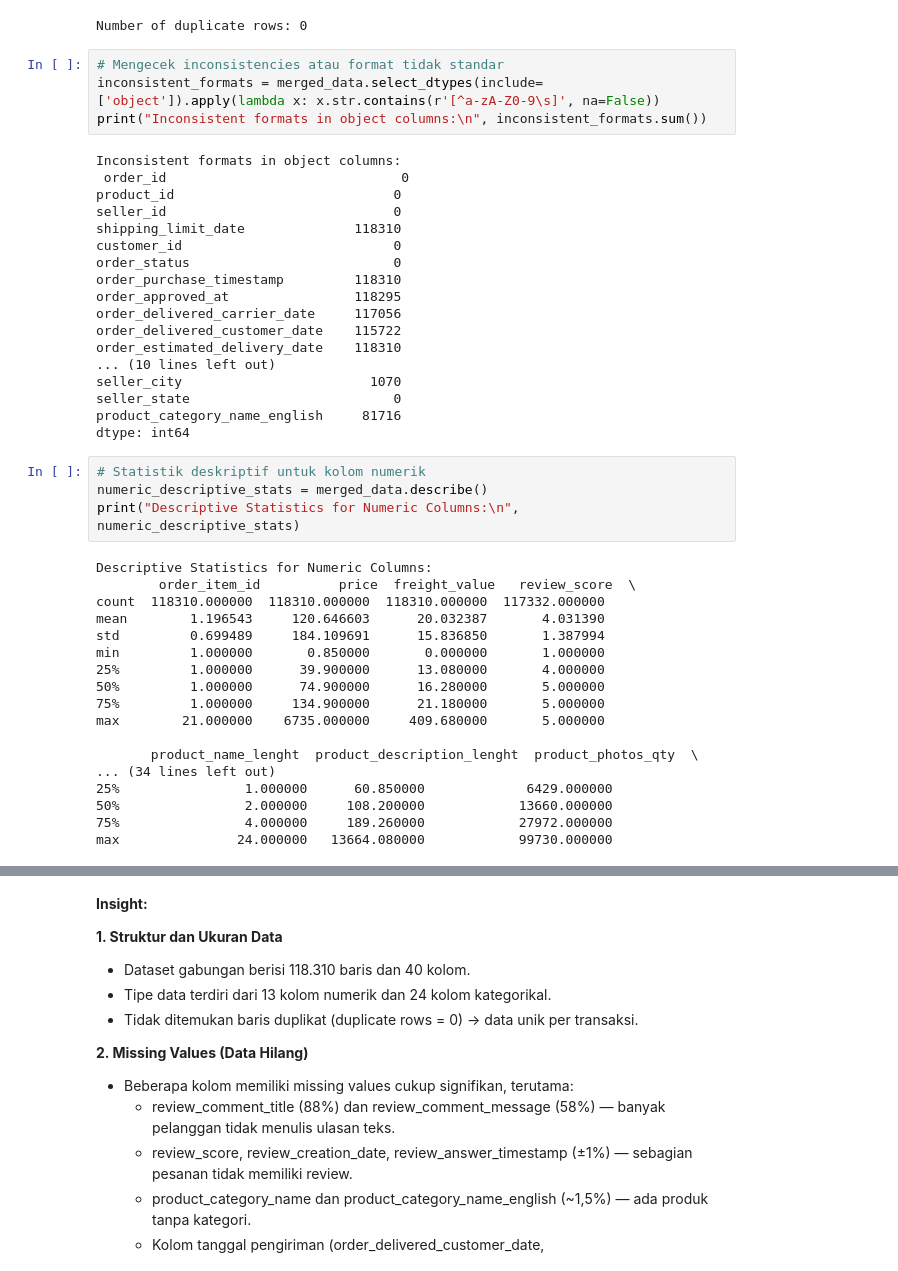
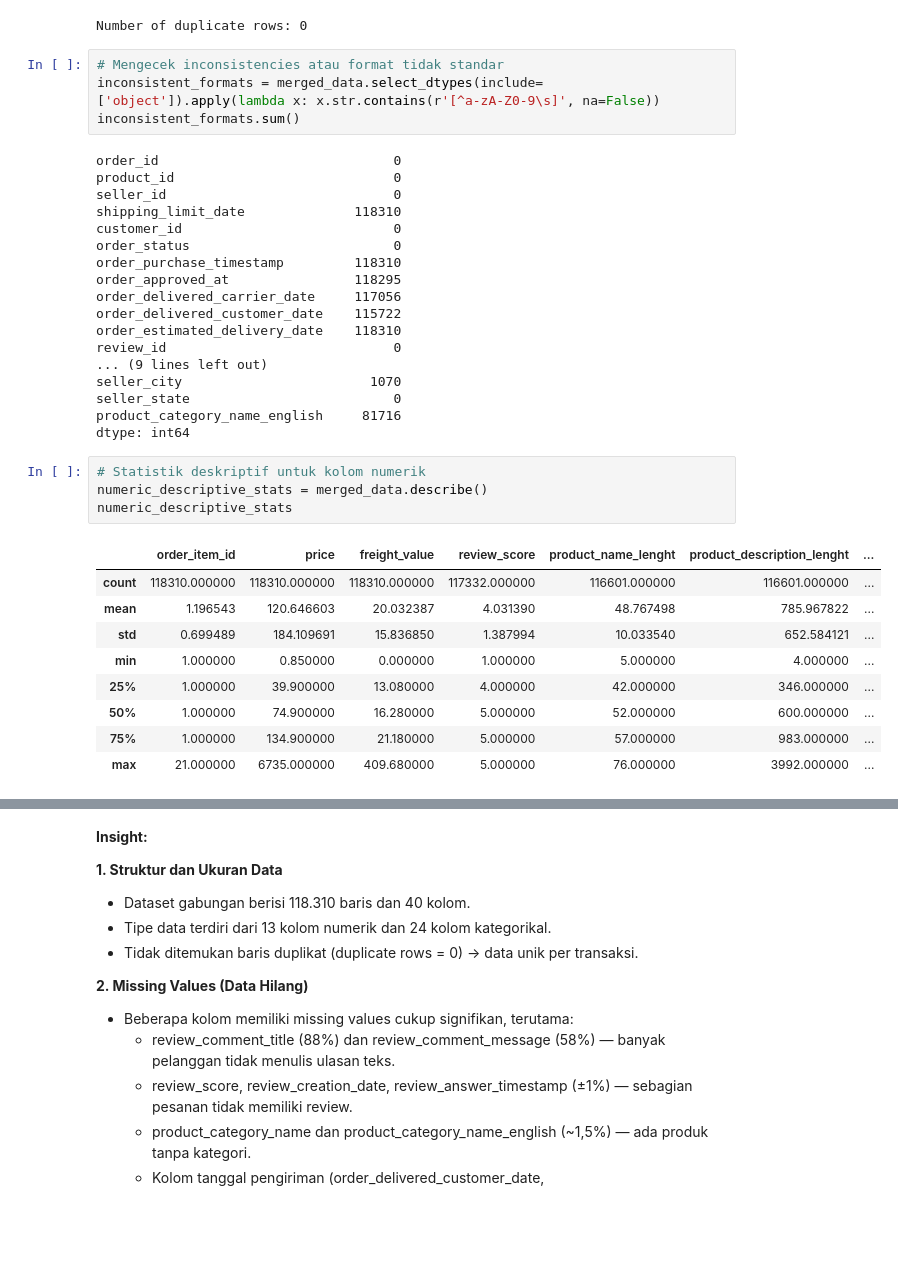
Before and after one commit to fiyandamamuri/e-commerce_public_datasets_analysis, a Jupyter notebook: notebook copy.ipynb, the cells around one changed output, grey strips where cells are left out. Drawn from its saved outputs; the diff is of its cells as text; blank space fills up the shorter version.

```diff
--- a/notebook copy.ipynb
+++ b/notebook copy.ipynb
@@ -468,10 +467,9 @@ Number of duplicate rows: 0
 # %%
 # Mengecek inconsistencies atau format tidak standar
 inconsistent_formats = merged_data.select_dtypes(include=['object']).apply(lambda x: x.str.contains(r'[^a-zA-Z0-9\s]', na=False))
-print("Inconsistent formats in object columns:\n", inconsistent_formats.sum())
+inconsistent_formats.sum()
 # %% [output]
-Inconsistent formats in object columns:
- order_id                              0
+order_id                              0
 product_id                            0
 seller_id                             0
 shipping_limit_date              118310
@@ -482,7 +480,8 @@ order_approved_at                118295
 order_delivered_carrier_date     117056
 order_delivered_customer_date    115722
 order_estimated_delivery_date    118310
-... (10 lines left out)
+review_id                             0
+... (9 lines left out)
 seller_city                        1070
 seller_state                          0
 product_category_name_english     81716
@@ -490,25 +489,17 @@ dtype: int64
 # %%
 # Statistik deskriptif untuk kolom numerik
 numeric_descriptive_stats = merged_data.describe()
-print("Descriptive Statistics for Numeric Columns:\n", numeric_descriptive_stats)
+numeric_descriptive_stats
 # %% [output]
-Descriptive Statistics for Numeric Columns:
-        order_item_id          price  freight_value   review_score  \
-count  118310.000000  118310.000000  118310.000000  117332.000000
-mean        1.196543     120.646603      20.032387       4.031390
-std         0.699489     184.109691      15.836850       1.387994
-min         1.000000       0.850000       0.000000       1.000000
-25%         1.000000      39.900000      13.080000       4.000000
-50%         1.000000      74.900000      16.280000       5.000000
-75%         1.000000     134.900000      21.180000       5.000000
-max        21.000000    6735.000000     409.680000       5.000000
-
-       product_name_lenght  product_description_lenght  product_photos_qty  \
-... (34 lines left out)
-25%                1.000000      60.850000             6429.000000
-50%                2.000000     108.200000            13660.000000
-75%                4.000000     189.260000            27972.000000
-max               24.000000   13664.080000            99730.000000
+|  | order_item_id | price | freight_value | review_score | product_name_lenght | product_description_lenght | ... |
+| count | 118310.000000 | 118310.000000 | 118310.000000 | 117332.000000 | 116601.000000 | 116601.000000 | ... |
+| mean | 1.196543 | 120.646603 | 20.032387 | 4.031390 | 48.767498 | 785.967822 | ... |
+| std | 0.699489 | 184.109691 | 15.836850 | 1.387994 | 10.033540 | 652.584121 | ... |
+| min | 1.000000 | 0.850000 | 0.000000 | 1.000000 | 5.000000 | 4.000000 | ... |
+| 25% | 1.000000 | 39.900000 | 13.080000 | 4.000000 | 42.000000 | 346.000000 | ... |
+| 50% | 1.000000 | 74.900000 | 16.280000 | 5.000000 | 52.000000 | 600.000000 | ... |
+| 75% | 1.000000 | 134.900000 | 21.180000 | 5.000000 | 57.000000 | 983.000000 | ... |
+| max | 21.000000 | 6735.000000 | 409.680000 | 5.000000 | 76.000000 | 3992.000000 | ... |
 # %%
 # Statistik deskriptif untuk kolom kategorikal
 categorical_descriptive_stats = merged_data.describe(include=['object'])
```
Also changed, not shown: parts of 94 cells of this notebook.
